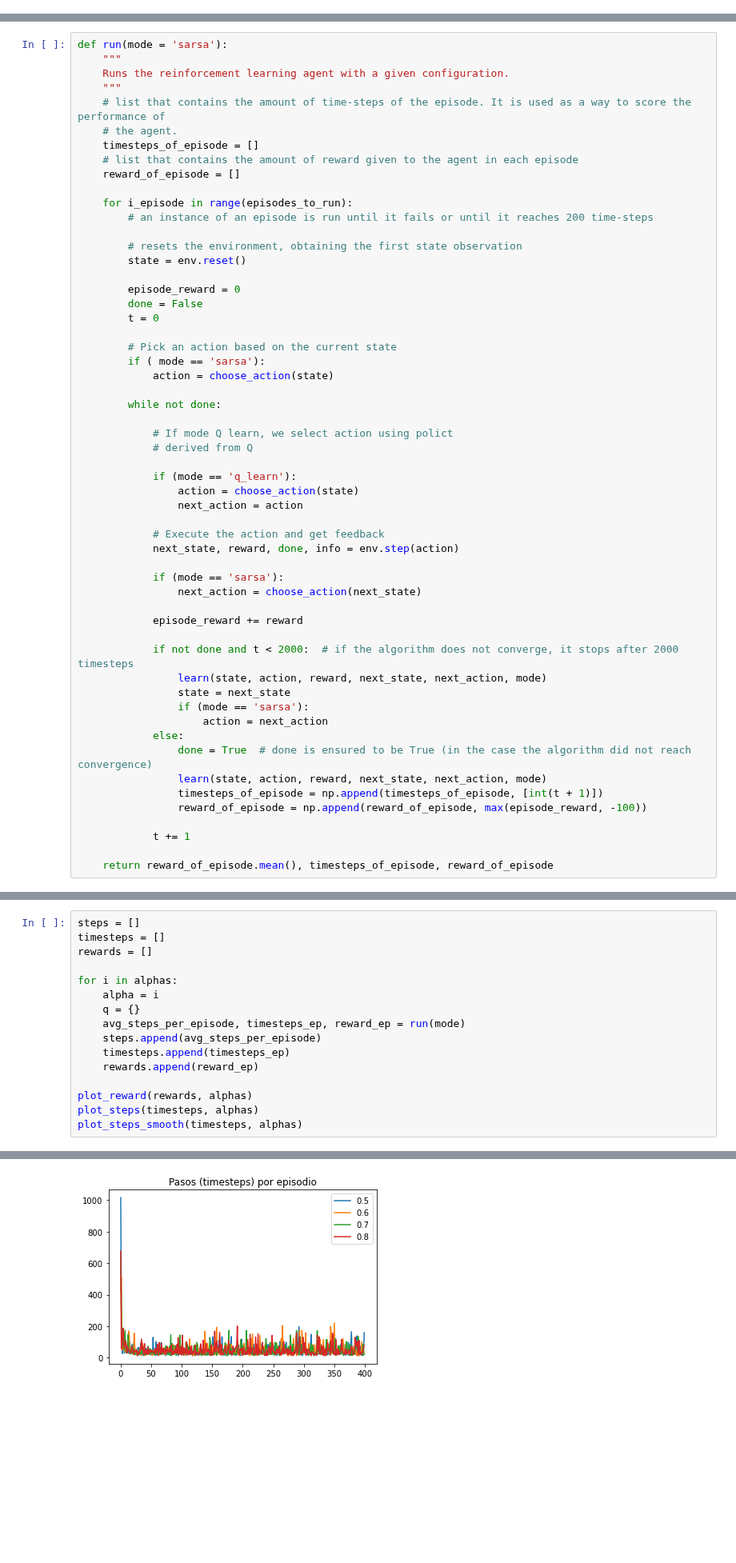
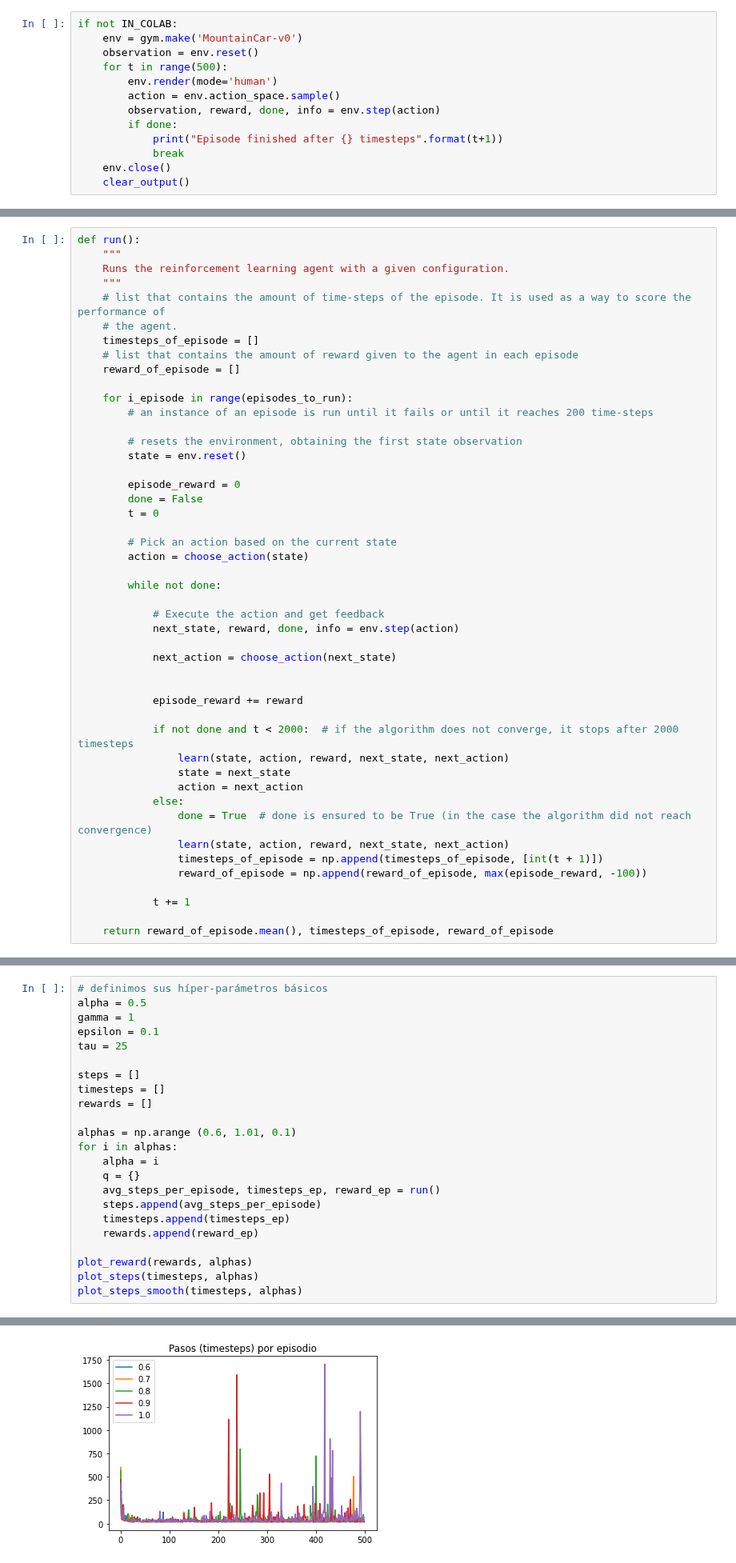
Before and after one commit to leoborgnino/AprendizajePorRefuerzos, a Jupyter notebook: lab_1_intro_rl.ipynb, the cells around one changed output, grey strips where cells are left out. Shown at 80% size. Drawn from its saved outputs; the diff is of its cells as text; blank space fills up the shorter version.

```diff
--- a/lab_1_intro_rl.ipynb
+++ b/lab_1_intro_rl.ipynb
@@ -150,3 +174,16 @@ Matplotlib is building the font cache; this may take a moment.
+# %%
+if not IN_COLAB:
+    env = gym.make('MountainCar-v0')
+    observation = env.reset()
+    for t in range(500):
+        env.render(mode='human')
+        action = env.action_space.sample()
+        observation, reward, done, info = env.step(action)
+        if done:
+            print("Episode finished after {} timesteps".format(t+1))
+            break
+    env.close()
+    clear_output()
 # %% [markdown]
 ## Ejemplo 1: The Cliff.
 # %% [markdown]
@@ -223,7 +250,7 @@ def learn(state, action, reward, next_state, next_action, mode):
 # %% [markdown]
 Finalmente, definimos el método principal de iteraciones.
 # %%
-def run(mode = 'sarsa'):
+def run():
     """
     Runs the reinforcement learning agent with a given configuration.
     """
@@ -244,34 +271,25 @@ def run(mode = 'sarsa'):
         t = 0
 
         # Pick an action based on the current state
-        if ( mode == 'sarsa'):
-            action = choose_action(state)
+        action = choose_action(state)
 
         while not done:
-
-            # If mode Q learn, we select action using polict
-            # derived from Q
-
-            if (mode == 'q_learn'):
-                action = choose_action(state)
-                next_action = action
 
             # Execute the action and get feedback
             next_state, reward, done, info = env.step(action)
 
-            if (mode == 'sarsa'):
-                next_action = choose_action(next_state)
+            next_action = choose_action(next_state)
+
 
             episode_reward += reward
 
             if not done and t < 2000:  # if the algorithm does not converge, it stops after 2000 timesteps
-                learn(state, action, reward, next_state, next_action, mode)
+                learn(state, action, reward, next_state, next_action)
                 state = next_state
-                if (mode == 'sarsa'):
-                    action = next_action
+                action = next_action
             else:
                 done = True  # done is ensured to be True (in the case the algorithm did not reach convergence)
-                learn(state, action, reward, next_state, next_action, mode)
+                learn(state, action, reward, next_state, next_action)
                 timesteps_of_episode = np.append(timesteps_of_episode, [int(t + 1)])
                 reward_of_episode = np.append(reward_of_episode, max(episode_reward, -100))
 
@@ -439,12 +549,19 @@ epsilons = np.arange (0.1, 0.4, 0.1)
 # %%
+# definimos sus híper-parámetros básicos
+alpha = 0.5
+gamma = 1
+epsilon = 0.1
+tau = 25
+
 steps = []
 timesteps = []
 rewards = []
 
+alphas = np.arange (0.6, 1.01, 0.1)
 for i in alphas:
     alpha = i
     q = {}
-    avg_steps_per_episode, timesteps_ep, reward_ep = run(mode)
+    avg_steps_per_episode, timesteps_ep, reward_ep = run()
     steps.append(avg_steps_per_episode)
     timesteps.append(timesteps_ep)
     rewards.append(reward_ep)
@@ -457 +574 @@ plot_steps_smooth(timesteps, alphas)
-[figure, old version]
+[figure, new version]
```
Also changed, not shown: parts of 37 cells of this notebook.
